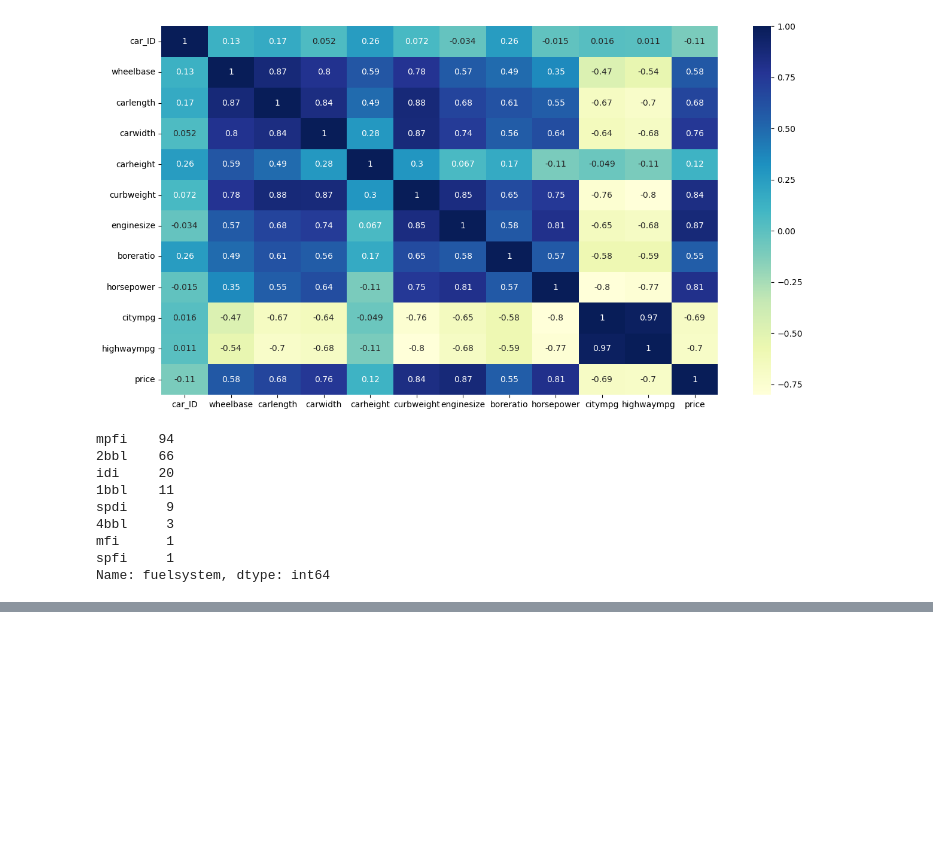
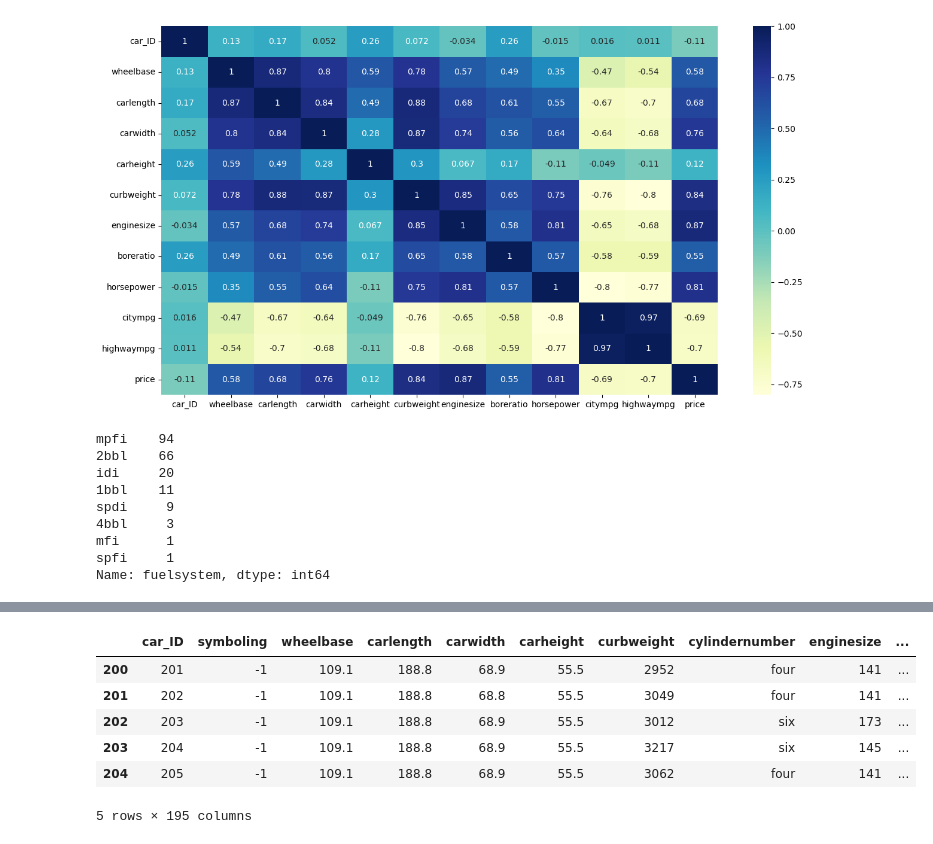
Before and after one commit to sauravbhusal/LINEAR_REGRESSION_FROM_SCRATCH, a Jupyter notebook: multivariate_linear_regression/multivariate_linear_regression.ipynb, the cells around one changed output, grey strips where cells are left out. Cells and saved outputs as stored; diff of their text form; code cells hidden in the pictures; blank space fills up the shorter version.

```diff
--- a/multivariate_linear_regression/multivariate_linear_regression.ipynb
+++ b/multivariate_linear_regression/multivariate_linear_regression.ipynb
@@ -174,0 +203,10 @@ array([[1.0, 1, 3, ..., 1, 0, 0],
+# %%
+df.tail()
+# %% [output]
+|  | car_ID | symboling | wheelbase | carlength | carwidth | carheight | curbweight | cylindernumber | enginesize | ... |
+| 200 | 201 | -1 | 109.1 | 188.8 | 68.9 | 55.5 | 2952 | four | 141 | ... |
+| 201 | 202 | -1 | 109.1 | 188.8 | 68.8 | 55.5 | 3049 | four | 141 | ... |
+| 202 | 203 | -1 | 109.1 | 188.8 | 68.9 | 55.5 | 3012 | six | 173 | ... |
+| 203 | 204 | -1 | 109.1 | 188.8 | 68.9 | 55.5 | 3217 | six | 145 | ... |
+| 204 | 205 | -1 | 109.1 | 188.8 | 68.9 | 55.5 | 3062 | four | 141 | ... |
+5 rows × 195 columns
```
Also changed, not shown: parts of 25 cells of this notebook.
